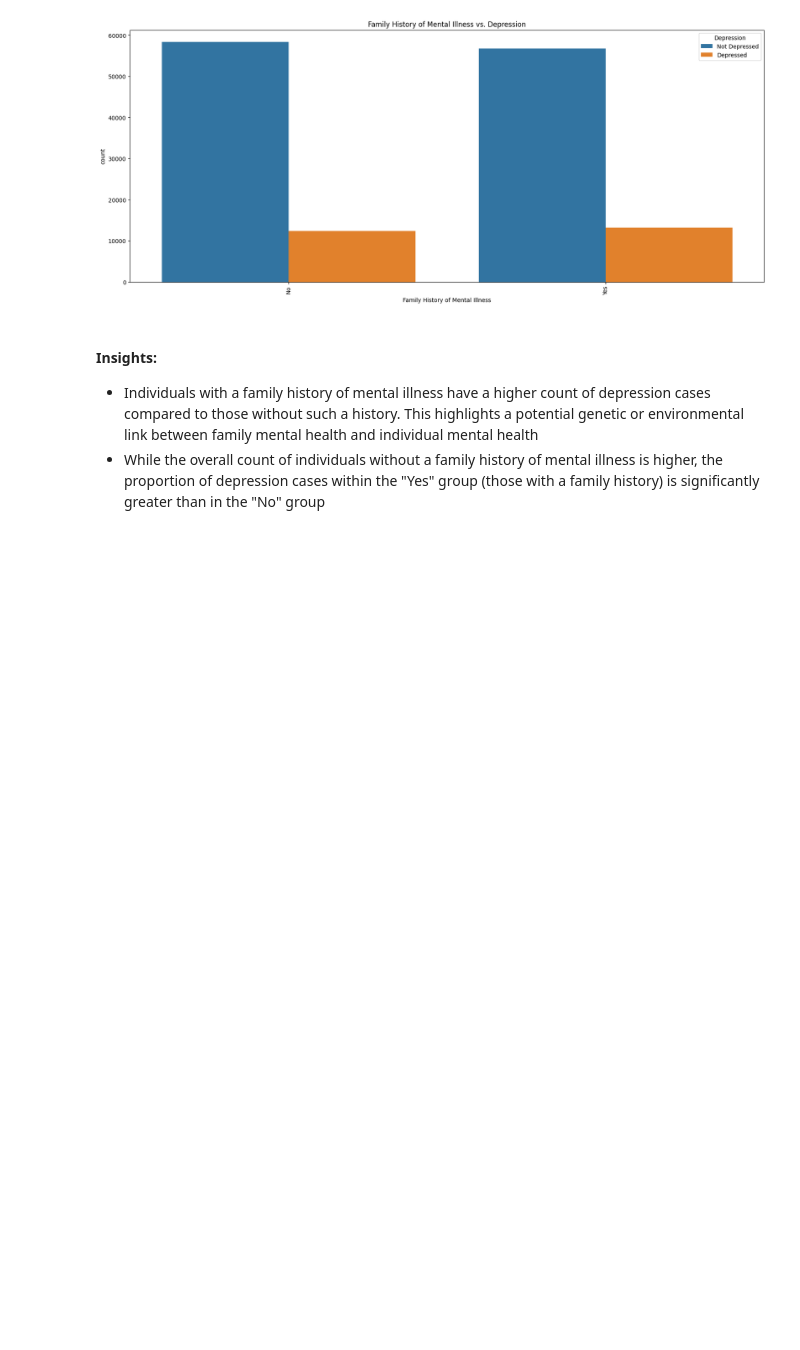
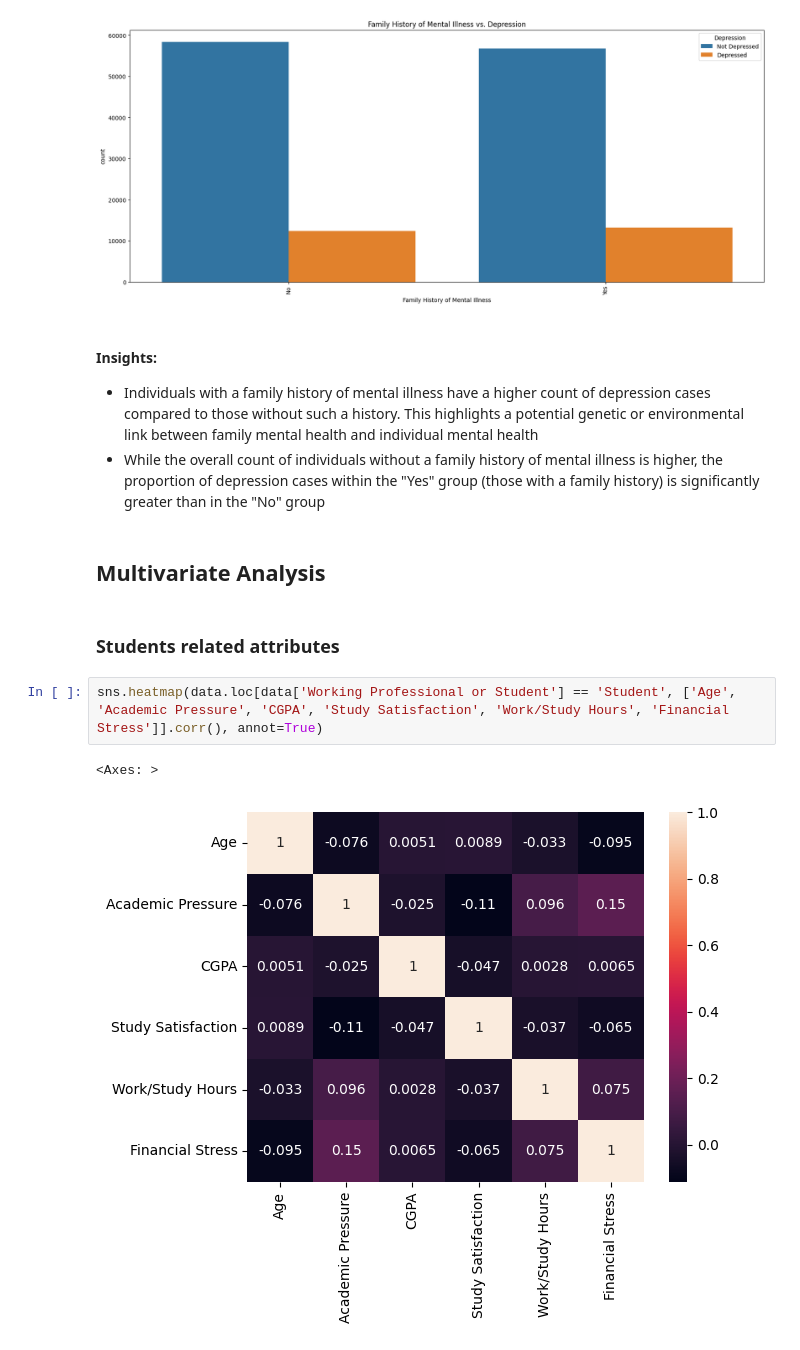
Before and after one commit to ktxdev/mind-matters, a Jupyter notebook: notebooks/train_eda.ipynb, the cells around one changed output. Saved outputs shown, nothing was run; the diff lists cells and outputs as text; blank space fills up the shorter version.

Commit message:
Save cleaned data

```diff
--- a/notebooks/train_eda.ipynb
+++ b/notebooks/train_eda.ipynb
@@ -888,3 +888,12 @@ plot_categorical_vs_categorical(data, 'Family History of Mental Illness', 'Depre
 #### Insights:
 - Individuals with a family history of mental illness have a higher count of depression cases compared to those without such a history. This highlights a potential genetic or environmental link between family mental health and individual mental health
 - While the overall count of individuals without a family history of mental illness is higher, the proportion of depression cases within the "Yes" group (those with a family history) is significantly greater than in the "No" group
+# %% [markdown]
+## Multivariate Analysis
+# %% [markdown]
+### Students related attributes
+# %%
+sns.heatmap(data.loc[data['Working Professional or Student'] == 'Student', ['Age', 'Academic Pressure', 'CGPA', 'Study Satisfaction', 'Work/Study Hours', 'Financial Stress']].corr(), annot=True)
+# %% [output]
+<Axes: >
+[figure, added]
```
Also changed, not shown: parts of 7 cells of this notebook, 6 other files.
